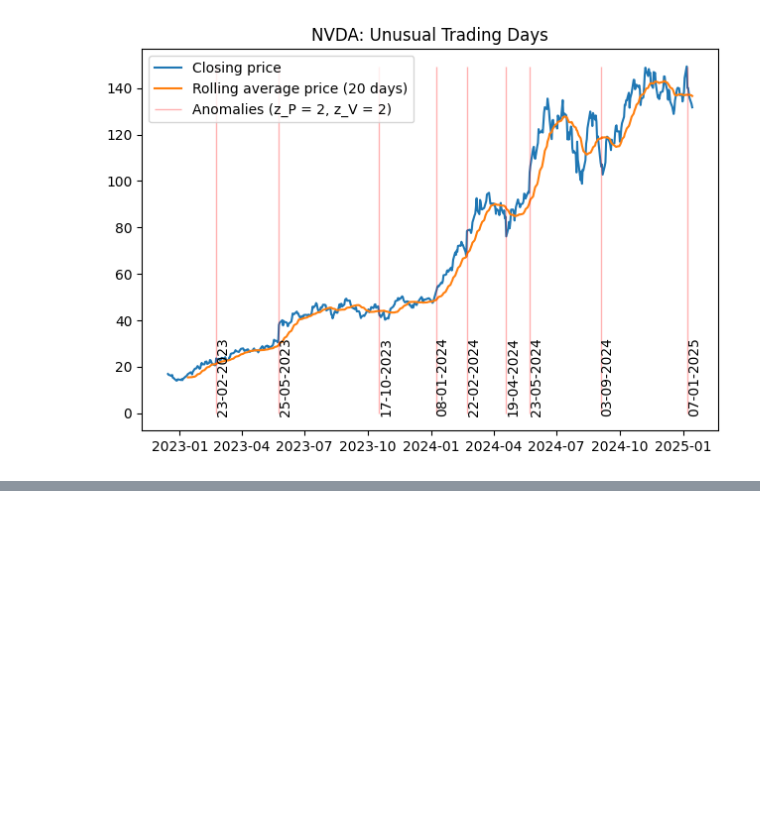
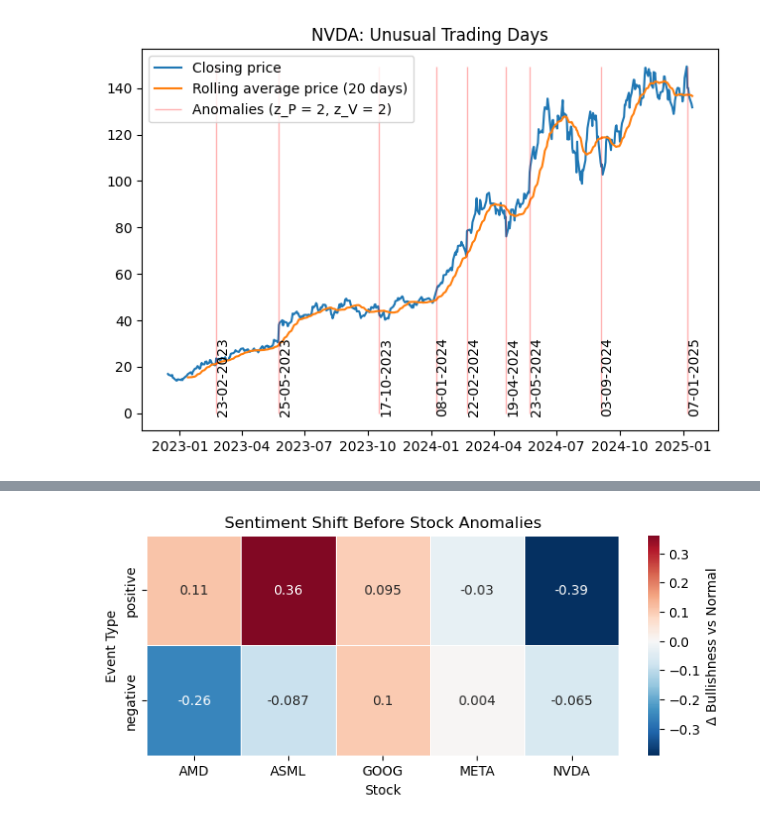
Before and after one commit to LeonSavi/T-M-Project, a Jupyter notebook: PROF.ipynb, the cells around one changed output, grey strips where cells are left out. Cells and saved outputs as stored; diff of their text form; code cells hidden in the pictures; blank space fills up the shorter version.

```diff
--- a/PROF.ipynb
+++ b/PROF.ipynb
@@ -622,0 +726,66 @@ for i in anomalies.stocks:
+# %%
+# Ensure datetime alignment
+metrics['date_dt'] = pd.to_datetime(metrics['date'])
+events = stock_anomaly.get_anomalies()
+events['event_date'] = pd.to_datetime(events['date'])
+
+# Build 7→1 day pre-event windows
+event_windows = events.assign(
+    start=lambda df: df['event_date'] - pd.Timedelta(days=7),
+    end=lambda df: df['event_date'] - pd.Timedelta(days=1)
+)
+
+# Flag rows that fall inside a pre-event window
+def is_in_event_window(row):
+    windows = event_windows[event_windows['stock'] == row['label']]
+    return ((windows['start'] <= row['date_dt']) &
+            (row['date_dt'] <= windows['end'])).any()
+
+metrics['is_event_window'] = metrics.apply(is_in_event_window, axis=1)
+
+# Average bullishness during pre-event periods
+avg_pre_event = (
+    events_with_sentiment
+    .groupby(['label', 'event_sign'])
+    .agg(mean_bullishness=('bullishness_index', 'mean'))
+    .reset_index()
+)
+
+# Average bullishness during normal periods
+avg_normal = (
+    metrics.loc[~metrics['is_event_window']]
+    .groupby('label')
+    .agg(mean_bullishness=('bullishness_index', 'mean'))
+    .reset_index()
+    .assign(event_sign='normal')
+)
+
+# Combine and reshape for comparison
+summary = pd.concat([avg_pre_event, avg_normal], ignore_index=True)
+
+bullishness_table = (
+    summary
+    .pivot(index='event_sign', columns='label', values='mean_bullishness')
+    .loc[['normal', 'positive', 'negative']]
+)
+
+# Compute change vs normal baseline
+delta_table = bullishness_table.sub(bullishness_table.loc['normal'])
+delta_table = delta_table.drop(index='normal').round(3)
+
+# Plot heatmap of sentiment shifts
+plt.figure(figsize=(8, 3))
+sns.heatmap(
+    delta_table,
+    annot=True,
+    center=0,
+    cmap='RdBu_r',
+    linewidths=0.5,
+    cbar_kws={'label': 'Δ Bullishness vs Normal'}
+)
+plt.title("Sentiment Shift Before Stock Anomalies")
+plt.xlabel("Stock")
+plt.ylabel("Event Type")
+plt.show()
+# %% [output]
+[figure, added]
```
Also changed, not shown: parts of 8 cells of this notebook.
